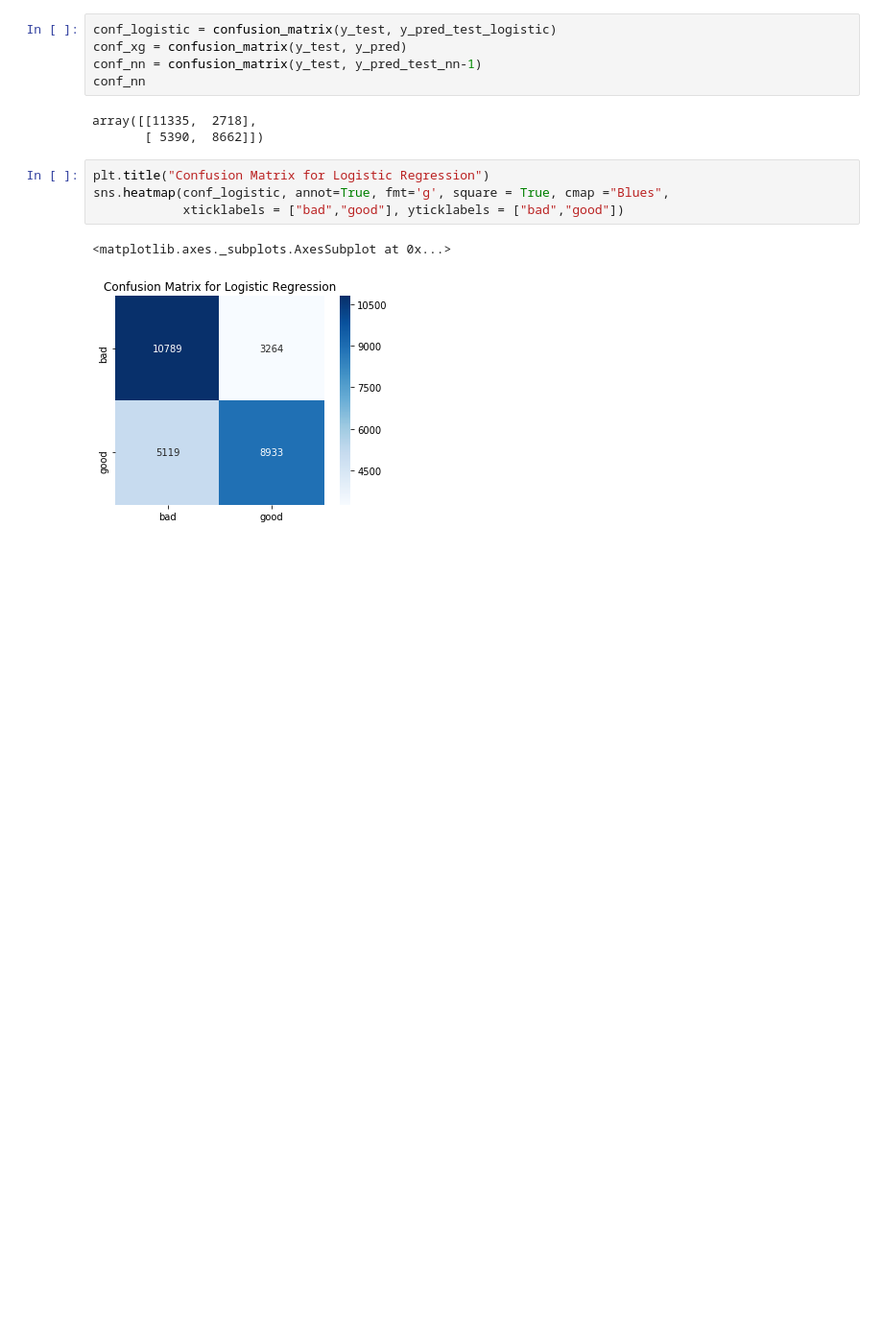
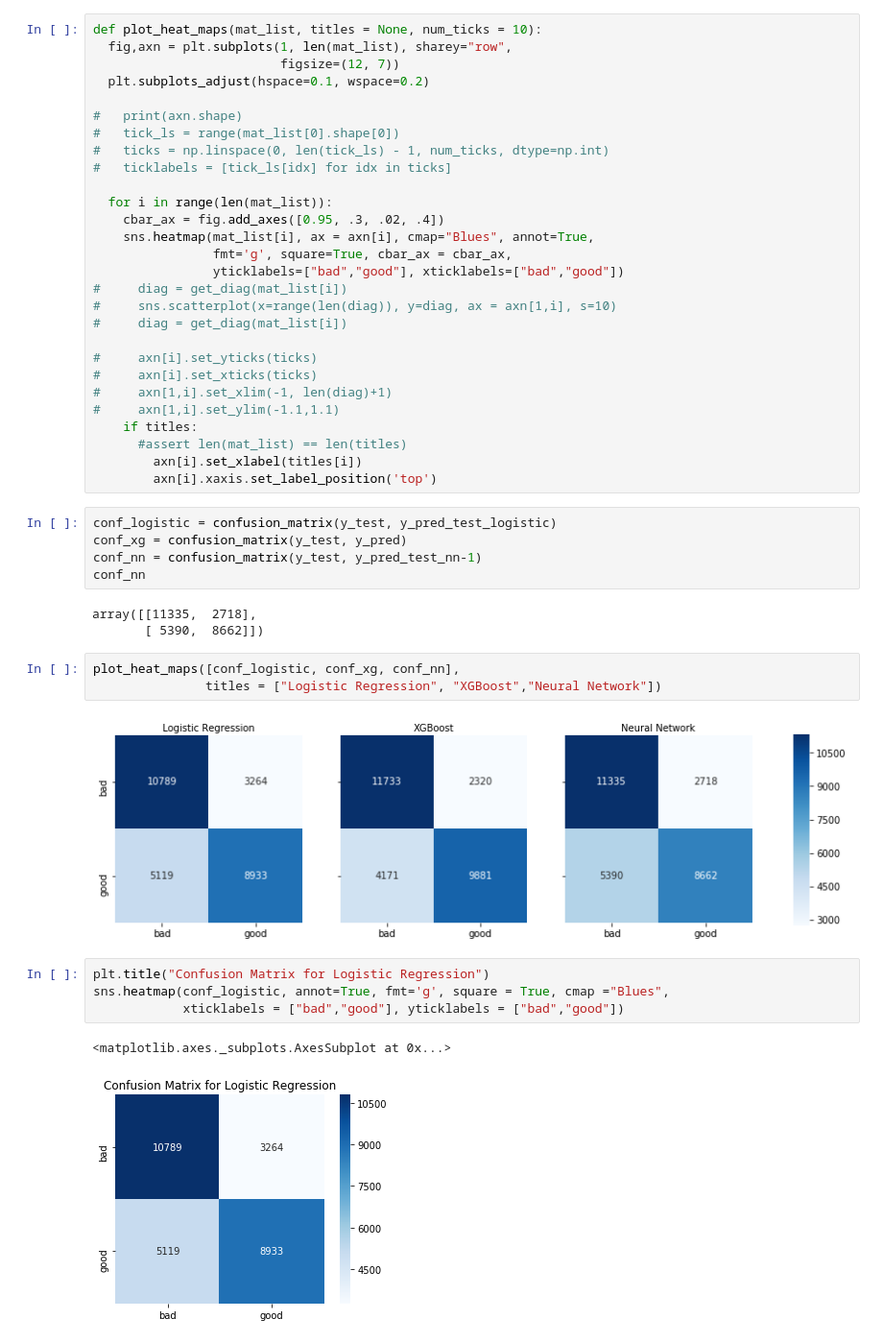
Before and after one commit to wendyfyx/lc_risk_analysis, a Jupyter notebook: ml_project_final.ipynb, the cells around one changed output. Shown at 96% size. Saved outputs shown, nothing was run; the diff lists cells and outputs as text; blank space fills up the shorter version.

Commit message:
Plot confusion matrix

```diff
--- a/ml_project_final.ipynb
+++ b/ml_project_final.ipynb
@@ -941,6 +941,34 @@ plt.legend(loc="lower right")
 # %% [output]
 <matplotlib.legend.Legend at 0x...>
 [figure]
+# %%
+def plot_heat_maps(mat_list, titles = None, num_ticks = 10):
+  fig,axn = plt.subplots(1, len(mat_list), sharey="row",
+                         figsize=(12, 7))
+  plt.subplots_adjust(hspace=0.1, wspace=0.2)
+
+#   print(axn.shape)
+#   tick_ls = range(mat_list[0].shape[0])
+#   ticks = np.linspace(0, len(tick_ls) - 1, num_ticks, dtype=np.int)
+#   ticklabels = [tick_ls[idx] for idx in ticks]
+
+  for i in range(len(mat_list)):
+    cbar_ax = fig.add_axes([0.95, .3, .02, .4])
+    sns.heatmap(mat_list[i], ax = axn[i], cmap="Blues", annot=True,
+                fmt='g', square=True, cbar_ax = cbar_ax,
+                yticklabels=["bad","good"], xticklabels=["bad","good"])
+#     diag = get_diag(mat_list[i])
+#     sns.scatterplot(x=range(len(diag)), y=diag, ax = axn[1,i], s=10)
+#     diag = get_diag(mat_list[i])
+
+#     axn[i].set_yticks(ticks)
+#     axn[i].set_xticks(ticks)
+#     axn[1,i].set_xlim(-1, len(diag)+1)
+#     axn[1,i].set_ylim(-1.1,1.1)
+    if titles:
+      #assert len(mat_list) == len(titles)
+        axn[i].set_xlabel(titles[i])
+        axn[i].xaxis.set_label_position('top')
 # %%
 conf_logistic = confusion_matrix(y_test, y_pred_test_logistic)
 conf_xg = confusion_matrix(y_test, y_pred)
@@ -949,6 +977,11 @@ conf_nn
 # %% [output]
 array([[11335,  2718],
        [ 5390,  8662]])
+# %%
+plot_heat_maps([conf_logistic, conf_xg, conf_nn],
+               titles = ["Logistic Regression", "XGBoost","Neural Network"])
+# %% [output]
+[figure, added]
 # %%
 plt.title("Confusion Matrix for Logistic Regression")
 sns.heatmap(conf_logistic, annot=True, fmt='g', square = True, cmap ="Blues",
```
